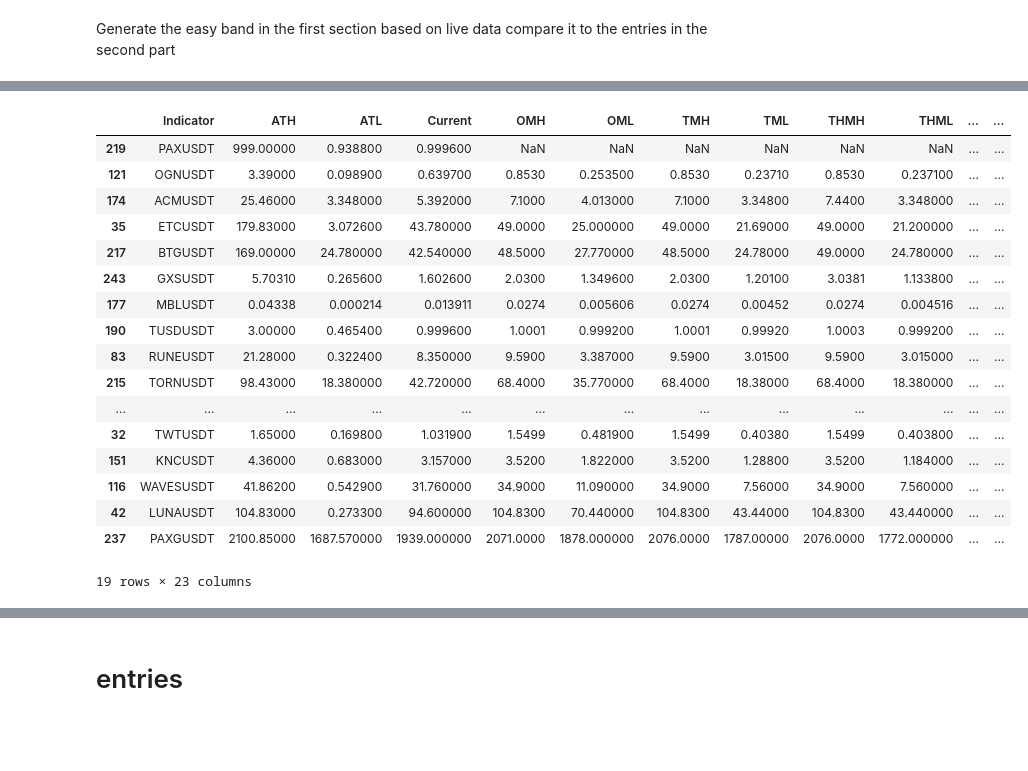
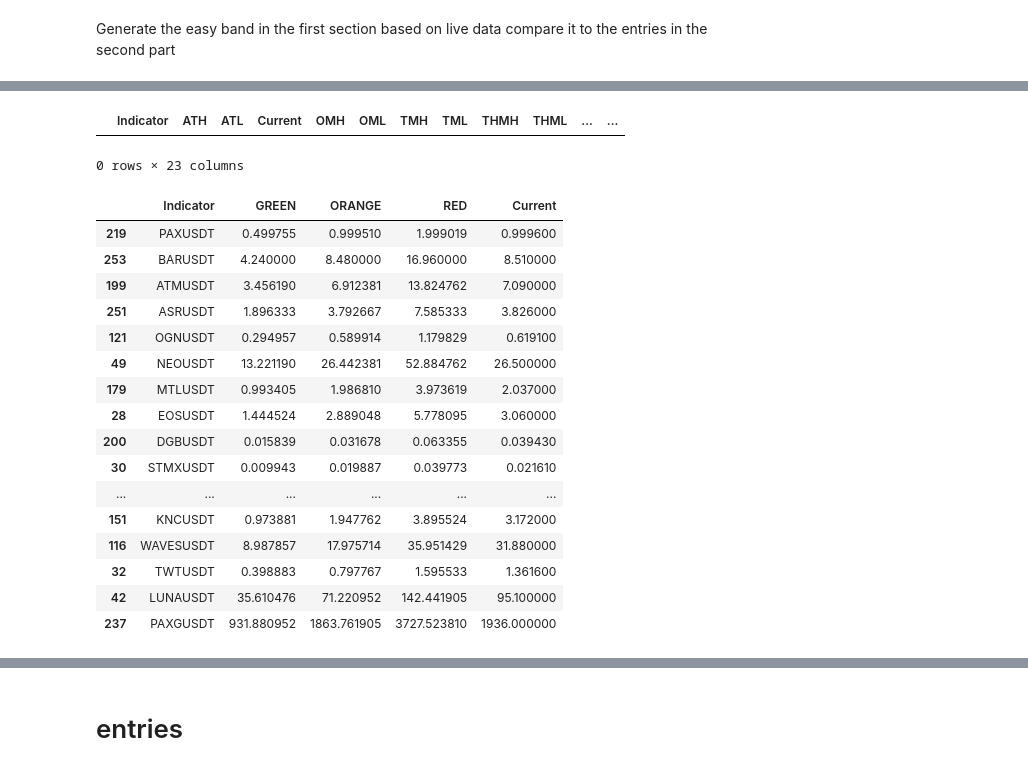
Before and after one commit to hjabbour/ML, a Jupyter notebook: Easyband-Entries.ipynb, the cells around one changed output, grey strips where cells are left out. Saved outputs shown, nothing was run; the diff lists cells and outputs as text; code cells hidden in the pictures; blank space fills up the shorter version.

```diff
--- a/Easyband-Entries.ipynb
+++ b/Easyband-Entries.ipynb
@@ -264,29 +258,38 @@ A value is trying to be set on a copy of a slice from a DataFrame
 
 See the caveats in the documentation: https://pandas.pydata.org/pandas-docs/stable/user_guide/indexing.html#returning-a-view-versus-a-copy
   return func(*args, **kwargs)
+# %%
+# red band
+
+## band to sell in down trends
+redband = AllTime.loc[(AllTime['Current'] >= 2*AllTime['SMA21'])]
+redband
+# %% [output]
+|  | Indicator | ATH | ATL | Current | OMH | OML | TMH | TML | THMH | THML | ... | ... |
+0 rows × 23 columns
 # %%
 ## band to sell in down trends
 orangeband = AllTime.loc[(AllTime['Current'] >= AllTime['SMA21'])]
-orangeband
+test = orangeband[['Indicator','GREEN','ORANGE','RED','Current']]
+test
 # %% [output]
-|  | Indicator | ATH | ATL | Current | OMH | OML | TMH | TML | THMH | THML | ... | ... |
-| 219 | PAXUSDT | 999.00000 | 0.938800 | 0.999600 | NaN | NaN | NaN | NaN | NaN | NaN | ... | ... |
-| 121 | OGNUSDT | 3.39000 | 0.098900 | 0.639700 | 0.8530 | 0.253500 | 0.8530 | 0.23710 | 0.8530 | 0.237100 | ... | ... |
-| 174 | ACMUSDT | 25.46000 | 3.348000 | 5.392000 | 7.1000 | 4.013000 | 7.1000 | 3.34800 | 7.4400 | 3.348000 | ... | ... |
-| 35 | ETCUSDT | 179.83000 | 3.072600 | 43.780000 | 49.0000 | 25.000000 | 49.0000 | 21.69000 | 49.0000 | 21.200000 | ... | ... |
-| 217 | BTGUSDT | 169.00000 | 24.780000 | 42.540000 | 48.5000 | 27.770000 | 48.5000 | 24.78000 | 49.0000 | 24.780000 | ... | ... |
-| 243 | GXSUSDT | 5.70310 | 0.265600 | 1.602600 | 2.0300 | 1.349600 | 2.0300 | 1.20100 | 3.0381 | 1.133800 | ... | ... |
-| 177 | MBLUSDT | 0.04338 | 0.000214 | 0.013911 | 0.0274 | 0.005606 | 0.0274 | 0.00452 | 0.0274 | 0.004516 | ... | ... |
-| 190 | TUSDUSDT | 3.00000 | 0.465400 | 0.999600 | 1.0001 | 0.999200 | 1.0001 | 0.99920 | 1.0003 | 0.999200 | ... | ... |
-| 83 | RUNEUSDT | 21.28000 | 0.322400 | 8.350000 | 9.5900 | 3.387000 | 9.5900 | 3.01500 | 9.5900 | 3.015000 | ... | ... |
-| 215 | TORNUSDT | 98.43000 | 18.380000 | 42.720000 | 68.4000 | 35.770000 | 68.4000 | 18.38000 | 68.4000 | 18.380000 | ... | ... |
-| ... | ... | ... | ... | ... | ... | ... | ... | ... | ... | ... | ... | ... |
-| 32 | TWTUSDT | 1.65000 | 0.169800 | 1.031900 | 1.5499 | 0.481900 | 1.5499 | 0.40380 | 1.5499 | 0.403800 | ... | ... |
-| 151 | KNCUSDT | 4.36000 | 0.683000 | 3.157000 | 3.5200 | 1.822000 | 3.5200 | 1.28800 | 3.5200 | 1.184000 | ... | ... |
-| 116 | WAVESUSDT | 41.86200 | 0.542900 | 31.760000 | 34.9000 | 11.090000 | 34.9000 | 7.56000 | 34.9000 | 7.560000 | ... | ... |
-| 42 | LUNAUSDT | 104.83000 | 0.273300 | 94.600000 | 104.8300 | 70.440000 | 104.8300 | 43.44000 | 104.8300 | 43.440000 | ... | ... |
-| 237 | PAXGUSDT | 2100.85000 | 1687.570000 | 1939.000000 | 2071.0000 | 1878.000000 | 2076.0000 | 1787.00000 | 2076.0000 | 1772.000000 | ... | ... |
+|  | Indicator | GREEN | ORANGE | RED | Current |
+| 219 | PAXUSDT | 0.499755 | 0.999510 | 1.999019 | 0.999600 |
+| 253 | BARUSDT | 4.240000 | 8.480000 | 16.960000 | 8.510000 |
+| 199 | ATMUSDT | 3.456190 | 6.912381 | 13.824762 | 7.090000 |
+| 251 | ASRUSDT | 1.896333 | 3.792667 | 7.585333 | 3.826000 |
+| 121 | OGNUSDT | 0.294957 | 0.589914 | 1.179829 | 0.619100 |
+| 49 | NEOUSDT | 13.221190 | 26.442381 | 52.884762 | 26.500000 |
+| 179 | MTLUSDT | 0.993405 | 1.986810 | 3.973619 | 2.037000 |
+| 28 | EOSUSDT | 1.444524 | 2.889048 | 5.778095 | 3.060000 |
+| 200 | DGBUSDT | 0.015839 | 0.031678 | 0.063355 | 0.039430 |
+| 30 | STMXUSDT | 0.009943 | 0.019887 | 0.039773 | 0.021610 |
+| ... | ... | ... | ... | ... | ... |
+| 151 | KNCUSDT | 0.973881 | 1.947762 | 3.895524 | 3.172000 |
+| 116 | WAVESUSDT | 8.987857 | 17.975714 | 35.951429 | 31.880000 |
+| 32 | TWTUSDT | 0.398883 | 0.797767 | 1.595533 | 1.361600 |
+| 42 | LUNAUSDT | 35.610476 | 71.220952 | 142.441905 | 95.100000 |
+| 237 | PAXGUSDT | 931.880952 | 1863.761905 | 3727.523810 | 1936.000000 |
-19 rows × 23 columns
 # %%
 #easybandlist = display['Indicator']
 #easybandlist
```
Also changed, not shown: parts of 9 cells of this notebook, 2 other files.
